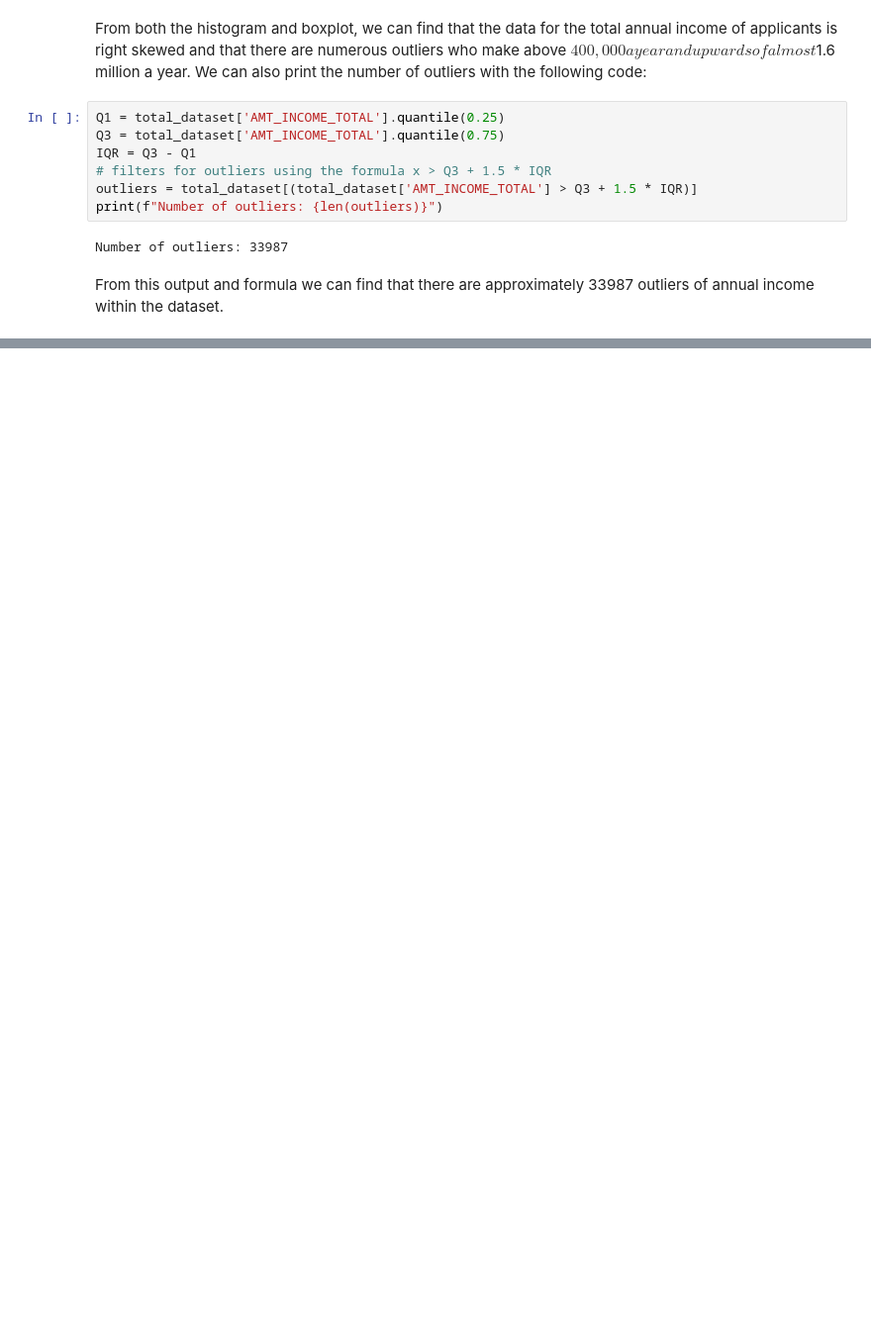
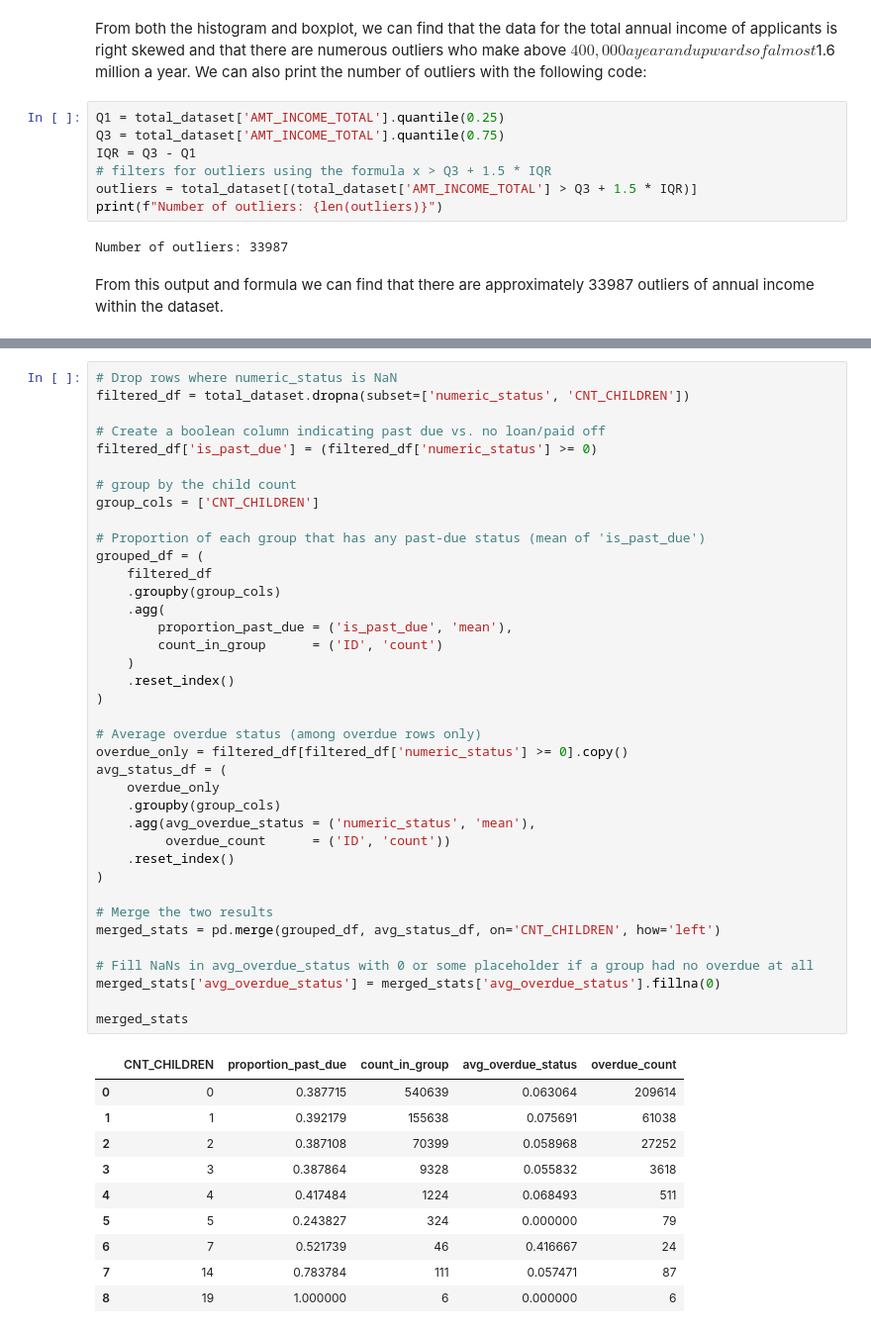
Before and after one commit to Yuvraj-R/CMSC320_FINAL, a Jupyter notebook: Checkpoint2.ipynb, the cells around one changed output, grey strips where cells are left out. Shown at 99% size. Drawn from its saved outputs; the diff is of its cells as text; blank space fills up the shorter version.

```diff
--- a/Checkpoint2.ipynb
+++ b/Checkpoint2.ipynb
@@ -143,0 +161,49 @@ From this output and formula we can find that there are approximately 33987 outl
+# %%
+# Drop rows where numeric_status is NaN
+filtered_df = total_dataset.dropna(subset=['numeric_status', 'CNT_CHILDREN'])
+
+# Create a boolean column indicating past due vs. no loan/paid off
+filtered_df['is_past_due'] = (filtered_df['numeric_status'] >= 0)
+
+# group by the child count
+group_cols = ['CNT_CHILDREN']
+
+# Proportion of each group that has any past-due status (mean of 'is_past_due')
+grouped_df = (
+    filtered_df
+    .groupby(group_cols)
+    .agg(
+        proportion_past_due = ('is_past_due', 'mean'),
+        count_in_group      = ('ID', 'count')
+    )
+    .reset_index()
+)
+
+# Average overdue status (among overdue rows only)
+overdue_only = filtered_df[filtered_df['numeric_status'] >= 0].copy()
+avg_status_df = (
+    overdue_only
+    .groupby(group_cols)
+    .agg(avg_overdue_status = ('numeric_status', 'mean'),
+         overdue_count      = ('ID', 'count'))
+    .reset_index()
+)
+
+# Merge the two results
+merged_stats = pd.merge(grouped_df, avg_status_df, on='CNT_CHILDREN', how='left')
+
+# Fill NaNs in avg_overdue_status with 0 or some placeholder if a group had no overdue at all
+merged_stats['avg_overdue_status'] = merged_stats['avg_overdue_status'].fillna(0)
+
+merged_stats
+# %% [output]
+|  | CNT_CHILDREN | proportion_past_due | count_in_group | avg_overdue_status | overdue_count |
+| 0 | 0 | 0.387715 | 540639 | 0.063064 | 209614 |
+| 1 | 1 | 0.392179 | 155638 | 0.075691 | 61038 |
+| 2 | 2 | 0.387108 | 70399 | 0.058968 | 27252 |
+| 3 | 3 | 0.387864 | 9328 | 0.055832 | 3618 |
+| 4 | 4 | 0.417484 | 1224 | 0.068493 | 511 |
+| 5 | 5 | 0.243827 | 324 | 0.000000 | 79 |
+| 6 | 7 | 0.521739 | 46 | 0.416667 | 24 |
+| 7 | 14 | 0.783784 | 111 | 0.057471 | 87 |
+| 8 | 19 | 1.000000 | 6 | 0.000000 | 6 |
```
Also changed, not shown: parts of 7 cells of this notebook.
